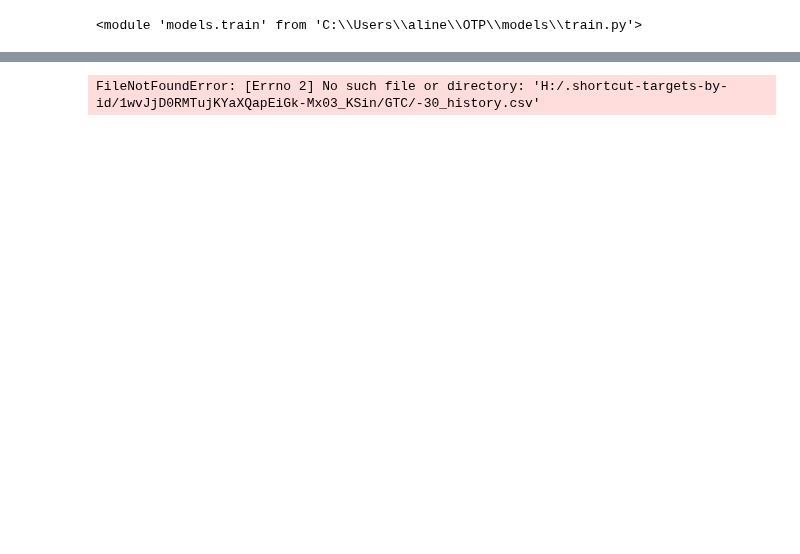
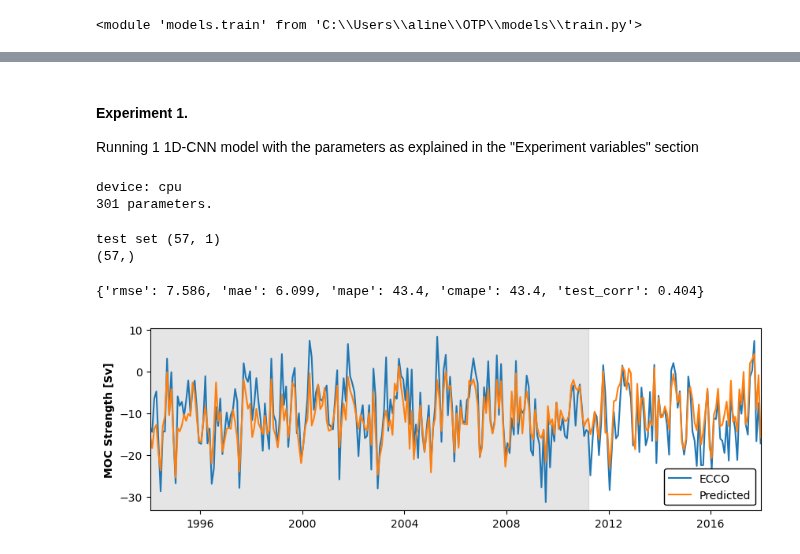
Before and after one commit to ai4er-cdt/OTP, a Jupyter notebook: notebooks/neural_networks.ipynb, the cells around one changed output, grey strips where cells are left out. Drawn from its saved outputs; the diff is of its cells as text; code cells hidden in the pictures; blank space fills up the shorter version.

```diff
--- a/notebooks/neural_networks.ipynb
+++ b/notebooks/neural_networks.ipynb
@@ -87,8 +94,11 @@ Data loading function that extracted and preprocesses the data as defined in the
 # %%
-def retrieve_data(lat=lat, inputs_fp=inputs_fp, outputs_fp=outputs_fp, timelag=timelag, coords = zonal_avg, input_vars=input_vars, remove_trend=remove_trend, remove_season=remove_season):
+def retrieve_data(lat=lat, inputs:Union[str, xr.Dataset]=inputs, outputs:Union[str, xr.Dataset]=outputs, timelag=timelag, coords = zonal_avg, input_vars=input_vars, remove_trend=remove_trend, remove_season=remove_season, verbose=False):
 
-    # Retrieve the input covariates (ecco surface variables)
-    inputs = xr.open_dataset(inputs_fp).isel(latitude=slice(1,2))
+    if isinstance(inputs, str):
+        inputs = xr.open_dataset(inputs).isel(latitude=slice(1,2))
+    if isinstance(outputs, str):
+        with open(outputs, 'rb') as f:
+            outputs = pickle.load(f).astype(np.float64)
 
     # Some latitudes need specific preprocessing because of missing data or land that will obstruct training
     if lat == -30:
@@ -97,8 +107,6 @@ def retrieve_data(lat=lat, inputs_fp=inputs_fp, outputs_fp=outputs_fp, timelag=t
         inputs = inputs.dropna('longitude', how = 'all')
 
     # Retrieve the output streamfunctions to train on (in density space), this file contains the latitude right above and right below so we take the middle one
-    with open(outputs_fp, 'rb') as f:
-        outputs = pickle.load(f).astype(np.float64)
     outputs = np.expand_dims(outputs, 1) # grabbing just the middle latitude of interest
 
     # Convert the data to an xarray dataset structure similar to the input data
@@ -117,7 +125,7 @@ def retrieve_data(lat=lat, inputs_fp=inputs_fp, outputs_fp=outputs_fp, timelag=t
                               remove_trend=remove_trend,
                               standardize=True,
                               lowpass=False)
-    X = reshape_inputs(pp_data_surface, history=timelag, keep_coords=coords, data_vars=input_vars)
+    X = reshape_inputs(pp_data_surface, history=timelag, keep_coords=coords, data_vars=input_vars, verbose=verbose)
 
     # Necessary transpose for convolutions with PyTorch Tensors + adjusting the shape to suit as CNN input
     dims = list(range(X.ndim))
@@ -138,12 +146,10 @@ def retrieve_data(lat=lat, inputs_fp=inputs_fp, outputs_fp=outputs_fp, timelag=t
     # If the history parameter changed the input shape, change the outputs accordingly
     y = strength_np[-X.shape[0]:]
 
-    """
-    print()
-    print('Inputs shape:', X.shape)
-    print('Extra inputs shape:', X_extra.shape)
-    print('Outputs shape:', y.shape)
-    """
+    if verbose is not False:
+        print()
+        print('Inputs shape:', X.shape)
+        print('Outputs shape:', y.shape)
     return X, y
 # %%
-X, y = retrieve_data()
+X, y = retrieve_data(verbose=True)
@@ -256,6 +233,25 @@ metrics_df.to_csv(f"{paths.LOCAL_DIR}/{lat}_history.csv")
-# %%
-plot_30 = pd.read_csv(f"{paths.LOCAL_DIR}/-30_history.csv")
-plot_55 = pd.read_csv(f"{paths.LOCAL_DIR}/-55_history.csv")
-plot_60 = pd.read_csv(f"{paths.LOCAL_DIR}/-60_history.csv")
-# %% [output]
-FileNotFoundError: [Errno 2] No such file or directory: 'H:/.shortcut-targets-by-id/1wvJjD0RMTujKYaXQapEiGk-Mx03_KSin/GTC/-30_history.csv'
+# %% [markdown]
+#### Experiment 1.
+Running 1 1D-CNN model with the parameters as explained in the "Experiment variables" section
+# %%
+# Run the prediction with the given input values
+X, y = retrieve_data()
+metrics, predictions = train_1DCNN(X, y)
+# %% [output]
+device: cpu
+301 parameters.
+test set (57, 1)
+(57,)
+# %%
+metrics
+# %% [output]
+{'rmse': 7.586, 'mae': 6.099, 'mape': 43.4, 'cmape': 43.4, 'test_corr': 0.404}
+# %%
+X_train, X_test, y_train, y_test = train_test_split(X, y, test_size=0.2, shuffle=False, stratify=None, random_state=123456)
+X_train, X_valid, y_train, y_valid = train_test_split(X_train, y_train, test_size=0.1, shuffle=False, stratify=None, random_state=123456)
+
+time = inputs.time.values[-X.shape[0]:]
+fig, ax = timeseries_comparison(predictions['all_preds'], y, time, len(X_train))
+plt.show()
+# %% [output]
+[figure, added]
```
Also changed, not shown: parts of 23 cells of this notebook, 2 other files.
